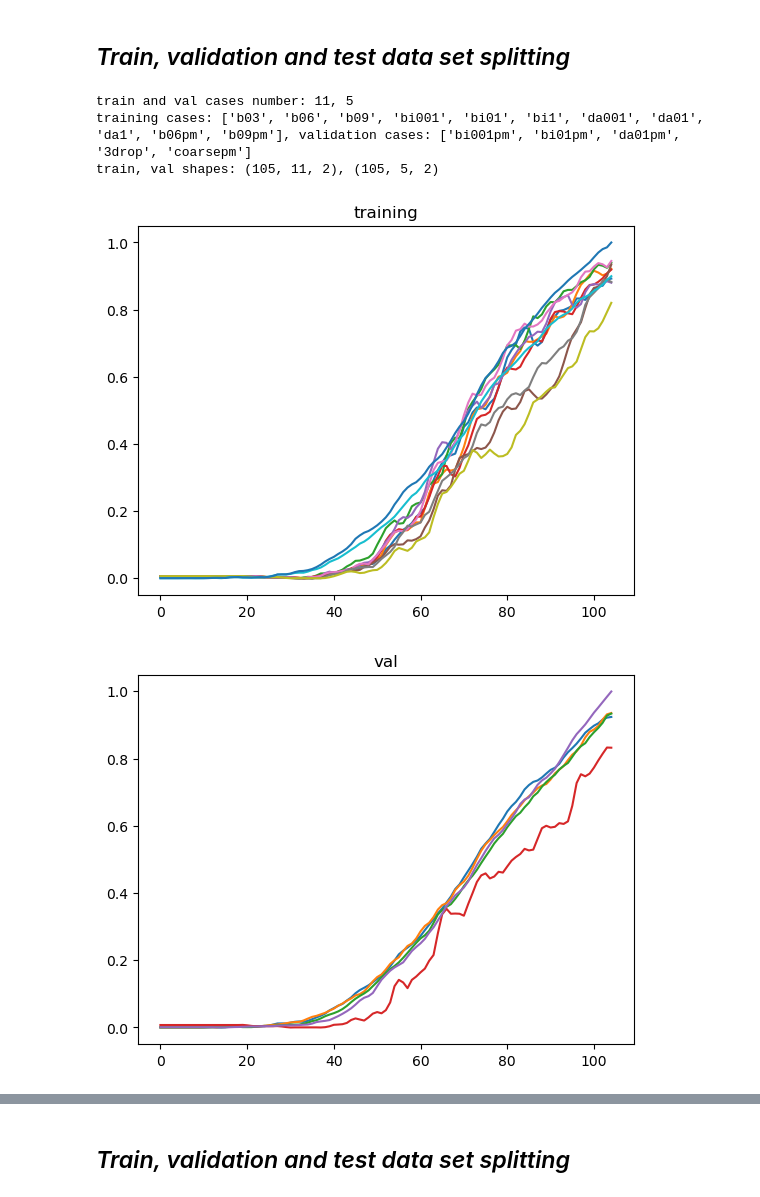
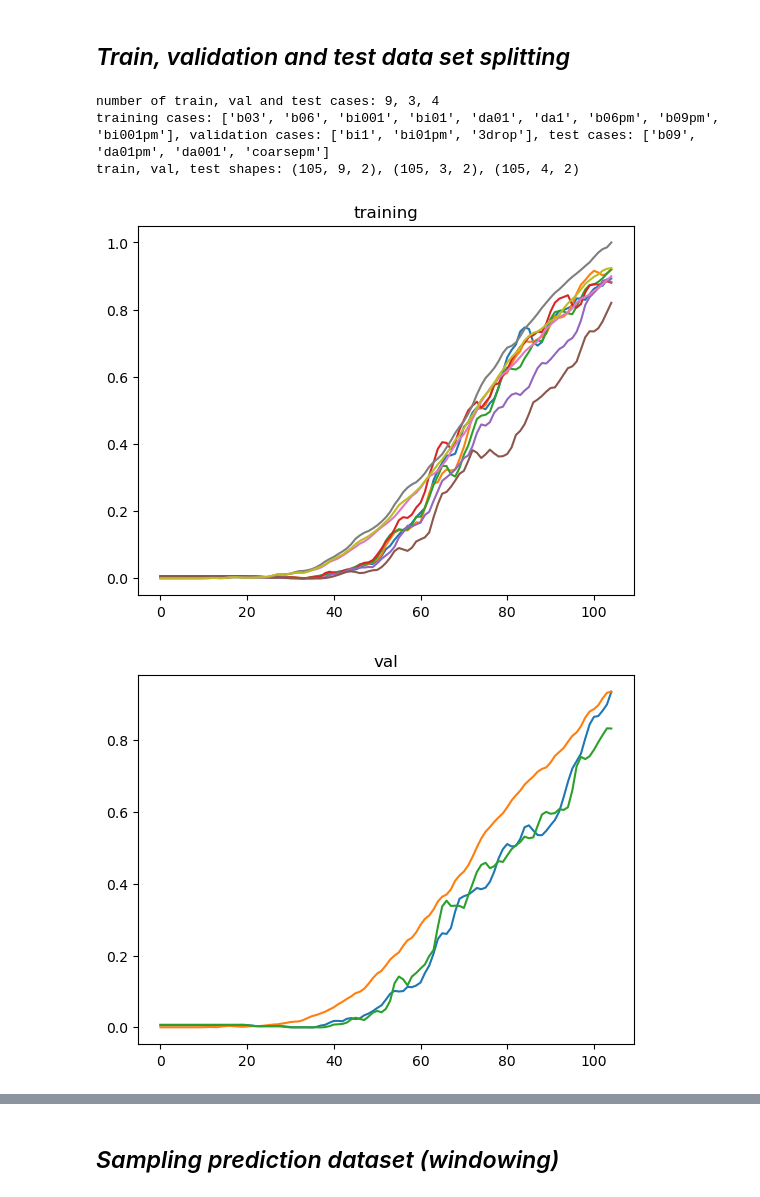
Before and after one commit to jpv219/LSTMIX, a Jupyter notebook: LSTM_MTM/LSTM_SMX_MTM.ipynb, the cells around one changed output, grey strips where cells are left out. Drawn from its saved outputs; the diff is of its cells as text; code cells hidden in the pictures.

```diff
--- a/LSTM_MTM/LSTM_SMX_MTM.ipynb
+++ b/LSTM_MTM/LSTM_SMX_MTM.ipynb
@@ -22,7 +22,9 @@ cases_MD = ['b06pm','b09pm','bi001pm','bi01pm','da01pm']
 
 cases_clean = ['3drop', 'coarsepm']
 
-Allcases = cases_3D + cases_MD + cases_clean
+Allcases = ['b03','b06','bi001','bi01','da01','da1','b06pm','b09pm','bi001pm',
+'bi1','bi01pm','3drop',
+'b09','da01pm','da001', 'coarsepm']
 # %% [markdown]
 <small>Importing rawdata from pre-processed csv files into dataframes</small>
 # %%
@@ -92,7 +94,7 @@ for case in Allcases:
         scaler = scaler.fit(norm_data)
 
         # Transform and store the normalized data in the post_data dict.
-        post_dict[case][column] = scaler.transform(norm_data)
+        post_dict[case][column] = scaler.transform(norm_data).astype('float32')
 # %% [markdown]
 <small>Stacking all data into a numpy array and reshaping it as : (timesteps, num_cases, num_features)</small>
 # %%
@@ -214,7 +216,7 @@ def timeseries_split(df, train_frac, val_frac):
         return train, val
 
 ### split by case
-def cases_split(df, train_frac, cases):
+def cases_split(df, train_frac, test_frac, cases):
     '''
     input shape: (times, cases, features)
 
@@ -222,37 +224,42 @@ def cases_split(df, train_frac, cases):
     '''
     train_size = int(df.shape[1]*train_frac)
 
-    train, val = df[:, :train_size, :], df[:, train_size:, :]
-    print(f'train and val cases number: {train.shape[1]}, {val.shape[1]}')
+    val_size = int(df.shape[1]*(1-test_frac-train_frac))
 
-    train_cases, val_cases = cases[:train_size], cases[train_size:]
-    print(f'training cases: {train_cases}, validation cases: {val_cases}')
+    train, val, test = df[:, :train_size, :], df[:, train_size:(train_size+val_size), :], df[:,(train_size+val_size):,:]
+    print(f'number of train, val and test cases: {train.shape[1]}, {val.shape[1]}, {test.shape[1]}')
 
-    return train, val, train_cases, val_cases
+    train_cases, val_cases , test_cases = cases[:train_size], cases[train_size:(train_size+val_size)], cases[(train_size+val_size):]
+    print(f'training cases: {train_cases}, validation cases: {val_cases}, test cases: {test_cases}')
+
+    return train, val, test, train_cases, val_cases, test_cases
 # %%
-train_frac = 0.7
-#val_frac = 0.2
+train_frac = 0.5625
+val_frac = 0.1875
+test_frac = 0.25
 
 mydata[:,:,0] = smoothed_data
 
 f_data = mydata
 
-train, val, train_cases, val_cases = cases_split(f_data, train_frac=train_frac, cases=Allcases)
+train, val, test, train_cases, val_cases, test_cases = cases_split(f_data, train_frac=train_frac, test_frac = test_frac, cases=Allcases)
 
-print(f'train, val shapes: {train.shape}, {val.shape}')
+print(f'train, val, test shapes: {train.shape}, {val.shape}, {test.shape}')
 # %% [output]
-train and val cases number: 11, 5
-training cases: ['b03', 'b06', 'b09', 'bi001', 'bi01', 'bi1', 'da001', 'da01', 'da1', 'b06pm', 'b09pm'], validation cases: ['bi001pm', 'bi01pm', 'da01pm', '3drop', 'coarsepm']
-train, val shapes: (105, 11, 2), (105, 5, 2)
+number of train, val and test cases: 9, 3, 4
+training cases: ['b03', 'b06', 'bi001', 'bi01', 'da01', 'da1', 'b06pm', 'b09pm', 'bi001pm'], validation cases: ['bi1', 'bi01pm', '3drop'], test cases: ['b09', 'da01pm', 'da001', 'coarsepm']
+train, val, test shapes: (105, 9, 2), (105, 3, 2), (105, 4, 2)
 # %%
 fig1 = plt.figure()
 plt.plot(train[:,:,0])
 plt.title('training')
 fig1 = plt.figure()
 plt.plot(val[:,:,0])
 plt.title('val')
-# plt.plot(test[:,0,:])
+fig1 = plt.figure()
+plt.plot(test[:,:,0])
+plt.title('test')
 plt.show()
 # %% [output]
-[figure, old version]
+[figure, new version]
-[figure, old version]
+[figure, new version]
@@ -259,2 +266,0 @@ plt.show()
-# %% [markdown]
-## *Train, validation and test data set splitting*
@@ -266,0 +267,2 @@ def window_data(df, steps_in, stride, steps_out):
+# %% [markdown]
+## *Sampling prediction dataset (windowing)*
```
Also changed, not shown: parts of 22 cells of this notebook, 2 other files.
